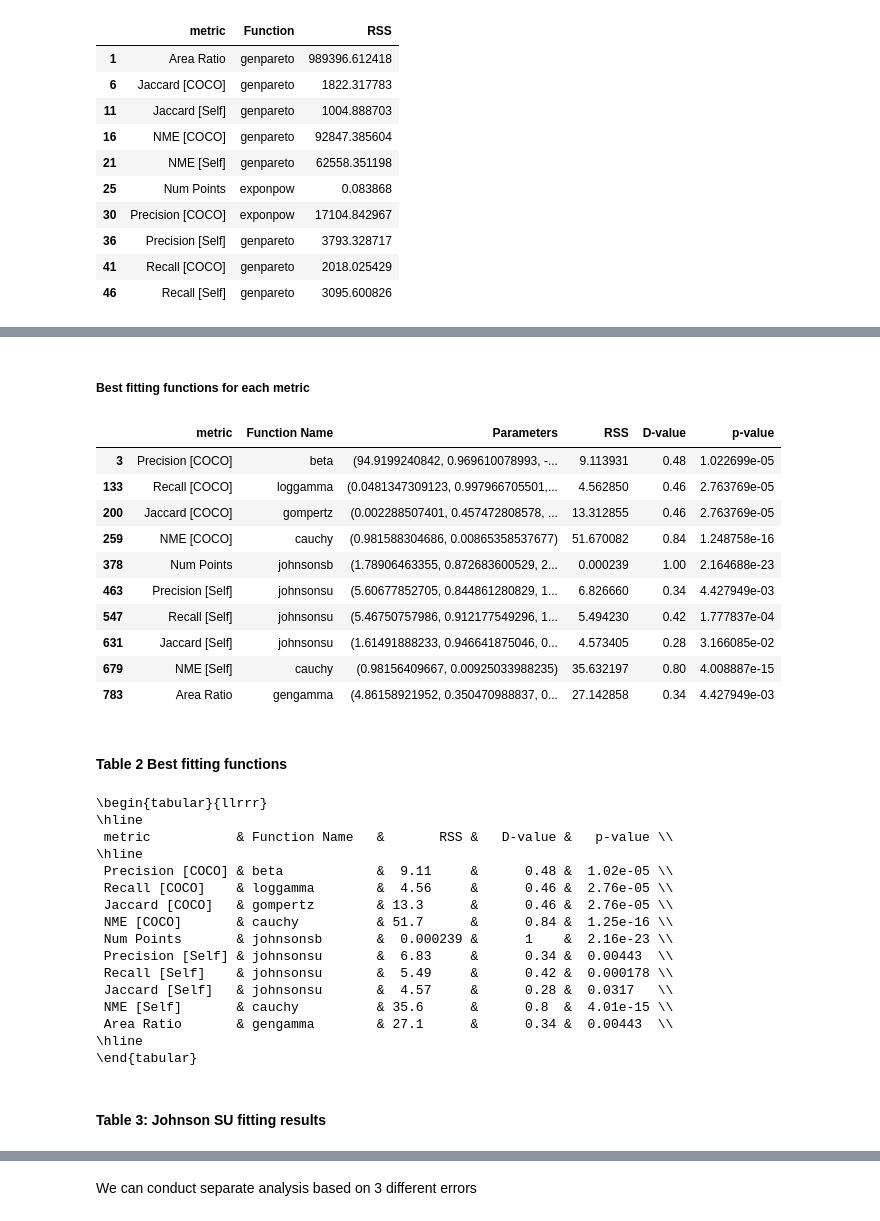
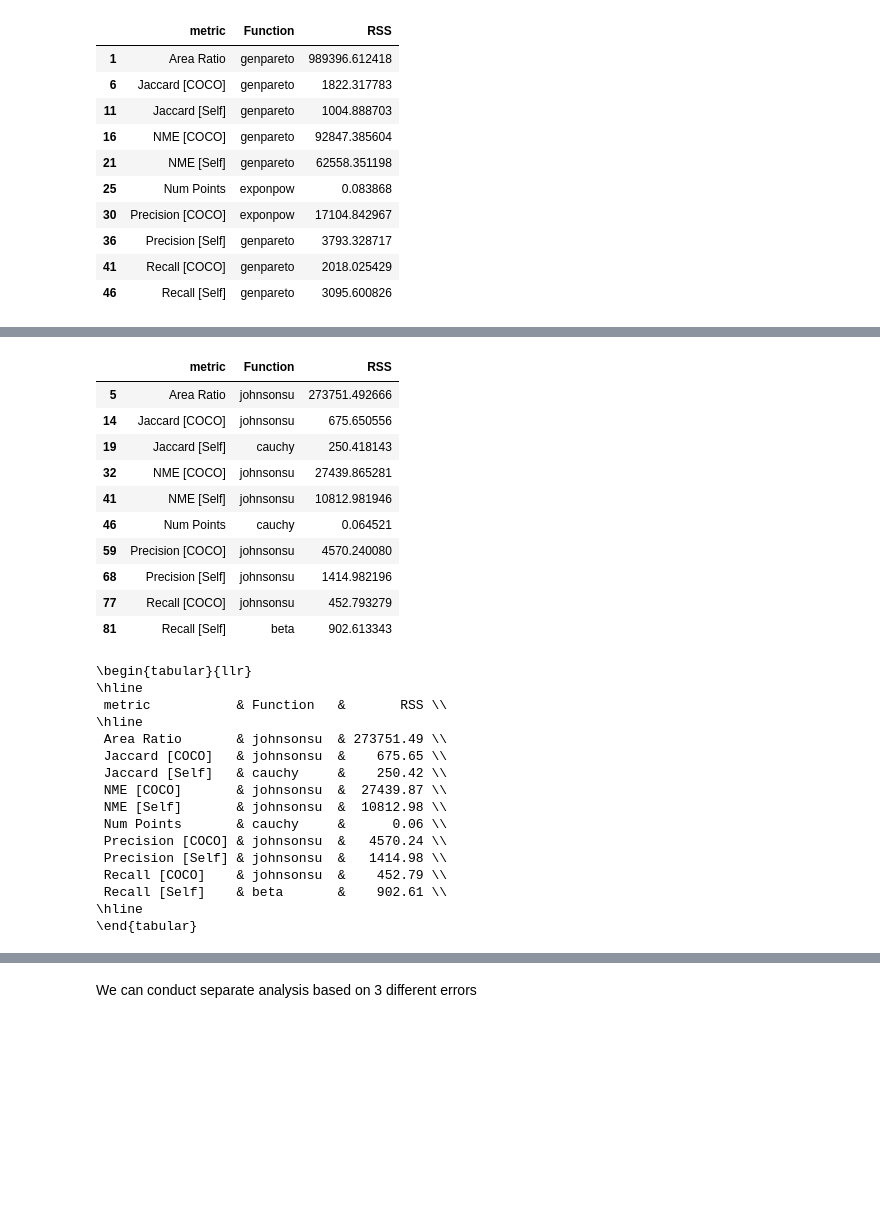
Before and after one commit to dorisjlee/crowd-seg, a Jupyter notebook: analysis/2017_01_20_Average_RSS_Best_Fit.ipynb, the cells around one changed output, grey strips where cells are left out. Cells and saved outputs as stored; diff of their text form; code cells hidden in the pictures; blank space fills up the shorter version.

```diff
--- a/analysis/2017_01_20_Average_RSS_Best_Fit.ipynb
+++ b/analysis/2017_01_20_Average_RSS_Best_Fit.ipynb
@@ -124,40 +142,38 @@ fit_results =test_all_Ji_fit_fcn(fcns_to_test=['norm','johnsonsu','t','johnsonsb
-# %% [markdown]
-##### Best fitting functions for each metric
-# %%
-idx = df_stats_tbl.groupby(['metric'])['RSS'].transform(min) ==df_stats_tbl["RSS"]
-df_stats_tbl[idx]
-# %% [output]
-|  | metric | Function Name | Parameters | RSS | D-value | p-value |
-| 3 | Precision [COCO] | beta | (94.9199240842, 0.969610078993, -... | 9.113931 | 0.48 | 1.022699e-05 |
-| 133 | Recall [COCO] | loggamma | (0.0481347309123, 0.997966705501,... | 4.562850 | 0.46 | 2.763769e-05 |
-| 200 | Jaccard [COCO] | gompertz | (0.002288507401, 0.457472808578, ... | 13.312855 | 0.46 | 2.763769e-05 |
-| 259 | NME [COCO] | cauchy | (0.981588304686, 0.00865358537677) | 51.670082 | 0.84 | 1.248758e-16 |
-| 378 | Num Points | johnsonsb | (1.78906463355, 0.872683600529, 2... | 0.000239 | 1.00 | 2.164688e-23 |
-| 463 | Precision [Self] | johnsonsu | (5.60677852705, 0.844861280829, 1... | 6.826660 | 0.34 | 4.427949e-03 |
-| 547 | Recall [Self] | johnsonsu | (5.46750757986, 0.912177549296, 1... | 5.494230 | 0.42 | 1.777837e-04 |
-| 631 | Jaccard [Self] | johnsonsu | (1.61491888233, 0.946641875046, 0... | 4.573405 | 0.28 | 3.166085e-02 |
-| 679 | NME [Self] | cauchy | (0.98156409667, 0.00925033988235) | 35.632197 | 0.80 | 4.008887e-15 |
-| 783 | Area Ratio | gengamma | (4.86158921952, 0.350470988837, 0... | 27.142858 | 0.34 | 4.427949e-03 |
-# %% [markdown]
-#### Table 2 Best fitting functions
+# %%
+ji_fit = pd.read_csv("Ji_fit_results.csv", index_col=0)
+ji_fit.replace([np.inf, -np.inf], np.nan)
+ji_fit=ji_fit.dropna()
+grouped_ji_fit = ji_fit.groupby(['metric','Function'])['RSS'].apply(mean).reset_index()
+idx = grouped_ji_fit.groupby(['metric'])['RSS'].transform(min) ==grouped_ji_fit["RSS"]
+grouped_ji_fit[idx]
+# %% [output]
+|  | metric | Function | RSS |
+| 5 | Area Ratio | johnsonsu | 273751.492666 |
+| 14 | Jaccard [COCO] | johnsonsu | 675.650556 |
+| 19 | Jaccard [Self] | cauchy | 250.418143 |
+| 32 | NME [COCO] | johnsonsu | 27439.865281 |
+| 41 | NME [Self] | johnsonsu | 10812.981946 |
+| 46 | Num Points | cauchy | 0.064521 |
+| 59 | Precision [COCO] | johnsonsu | 4570.240080 |
+| 68 | Precision [Self] | johnsonsu | 1414.982196 |
+| 77 | Recall [COCO] | johnsonsu | 452.793279 |
+| 81 | Recall [Self] | beta | 902.613343 |
 # %%
-print tabulate(df_stats_tbl[idx].drop("Parameters",axis=1),showindex="False",headers='keys',tablefmt='latex',floatfmt='.3g')
+print tabulate(grouped_ji_fit[idx],showindex="False",headers='keys',tablefmt='latex',floatfmt='.2f')
 # %% [output]
-\begin{tabular}{llrrr}
+\begin{tabular}{llr}
 \hline
- metric           & Function Name   &       RSS &   D-value &   p-value \\
+ metric           & Function   &       RSS \\
 \hline
- Precision [COCO] & beta            &  9.11     &      0.48 &  1.02e-05 \\
- Recall [COCO]    & loggamma        &  4.56     &      0.46 &  2.76e-05 \\
- Jaccard [COCO]   & gompertz        & 13.3      &      0.46 &  2.76e-05 \\
- NME [COCO]       & cauchy          & 51.7      &      0.84 &  1.25e-16 \\
- Num Points       & johnsonsb       &  0.000239 &      1    &  2.16e-23 \\
- Precision [Self] & johnsonsu       &  6.83     &      0.34 &  0.00443  \\
- Recall [Self]    & johnsonsu       &  5.49     &      0.42 &  0.000178 \\
- Jaccard [Self]   & johnsonsu       &  4.57     &      0.28 &  0.0317   \\
- NME [Self]       & cauchy          & 35.6      &      0.8  &  4.01e-15 \\
- Area Ratio       & gengamma        & 27.1      &      0.34 &  0.00443  \\
+ Area Ratio       & johnsonsu  & 273751.49 \\
+ Jaccard [COCO]   & johnsonsu  &    675.65 \\
+ Jaccard [Self]   & cauchy     &    250.42 \\
+ NME [COCO]       & johnsonsu  &  27439.87 \\
+ NME [Self]       & johnsonsu  &  10812.98 \\
+ Num Points       & cauchy     &      0.06 \\
+ Precision [COCO] & johnsonsu  &   4570.24 \\
+ Precision [Self] & johnsonsu  &   1414.98 \\
+ Recall [COCO]    & johnsonsu  &    452.79 \\
+ Recall [Self]    & beta       &    902.61 \\
 \hline
 \end{tabular}
-# %% [markdown]
-#### Table 3: Johnson SU fitting results
```
Also changed, not shown: parts of 41 cells of this notebook, 5 other files.
